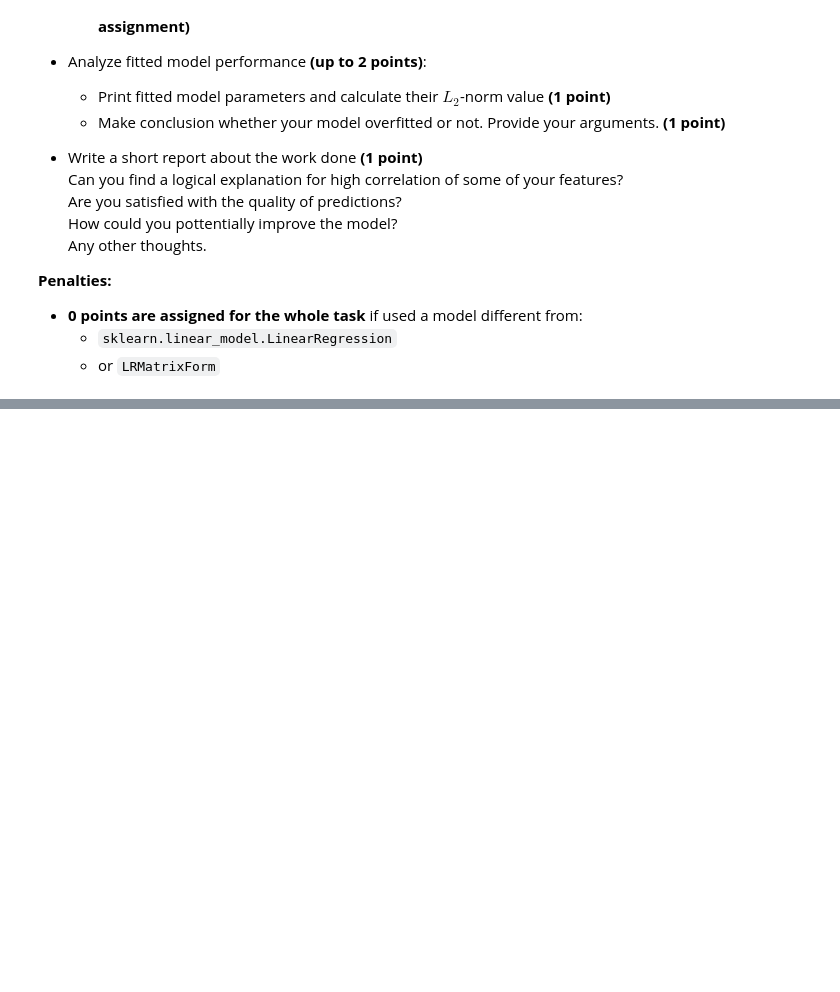
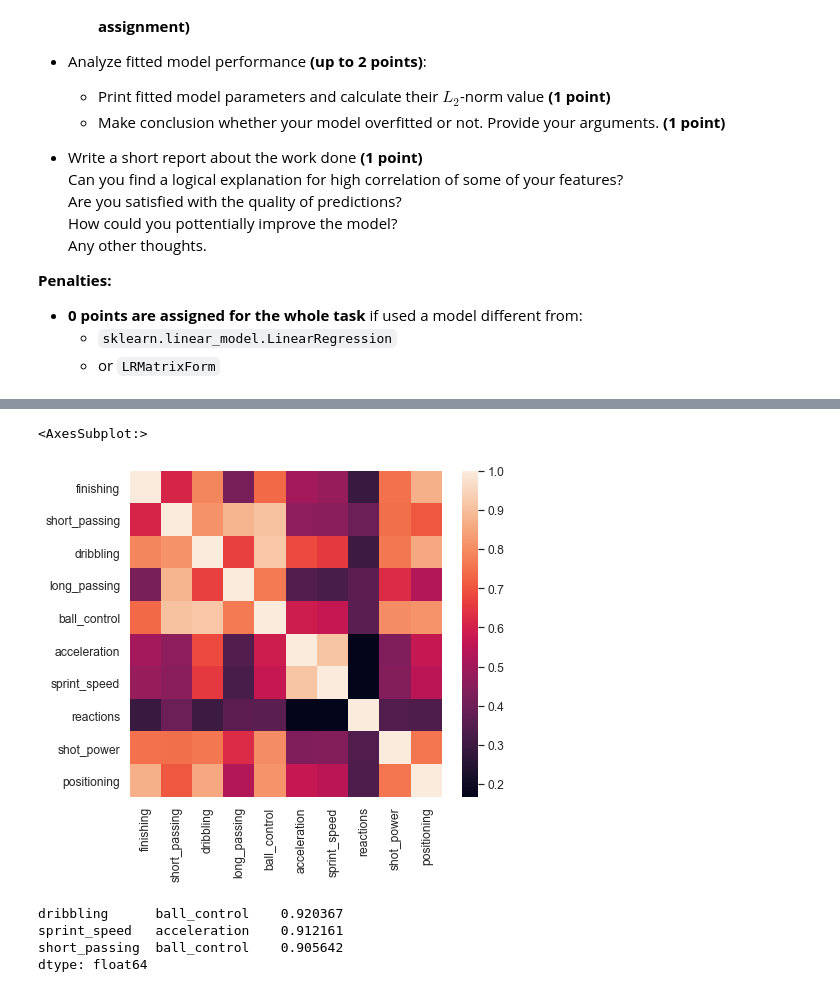
Before and after one commit to Leonidkourtch/ml-intro-1, a Jupyter notebook: 3_linear_regression/linear_regression.ipynb, the cells around one changed output, grey strips where cells are left out. Saved outputs shown, nothing was run; the diff lists cells and outputs as text; code cells hidden in the pictures; blank space fills up the shorter version.

```diff
--- a/3_linear_regression/linear_regression.ipynb
+++ b/3_linear_regression/linear_regression.ipynb
@@ -1680,0 +1775,16 @@ Steps you need to follow:
+# %%
+# 10 featutures: Finishing, ShortPassing, Dribbling, LongPassing, BallControl,
+#                Acceleration, SprintSpeed, Reactions, ShotPower, Positioning
+X_before = df[['finishing', 'short_passing', 'dribbling', 'long_passing', 'ball_control', 'acceleration', 'sprint_speed', 'reactions', 'shot_power', 'positioning']]
+sns.heatmap(X_before.corr())
+# %% [output]
+<AxesSubplot:>
+[figure, added]
+# %%
+corr = X_before.corr().abs().unstack().sort_values(ascending=False)
+corr[(corr > 0.9) & (corr != 1)][::2]
+# %% [output]
+dribbling      ball_control    0.920367
+sprint_speed   acceleration    0.912161
+short_passing  ball_control    0.905642
+dtype: float64
```
Also changed, not shown: parts of 21 cells of this notebook.
